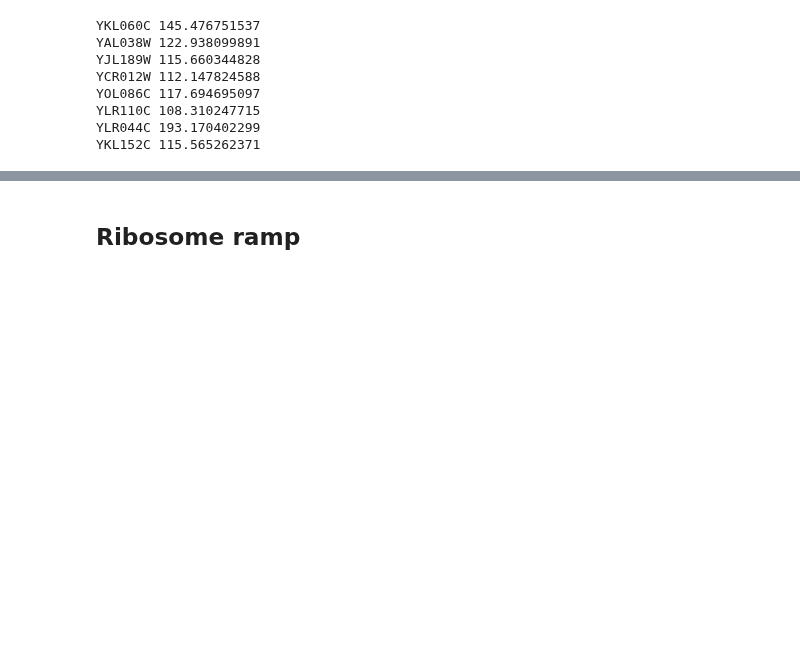
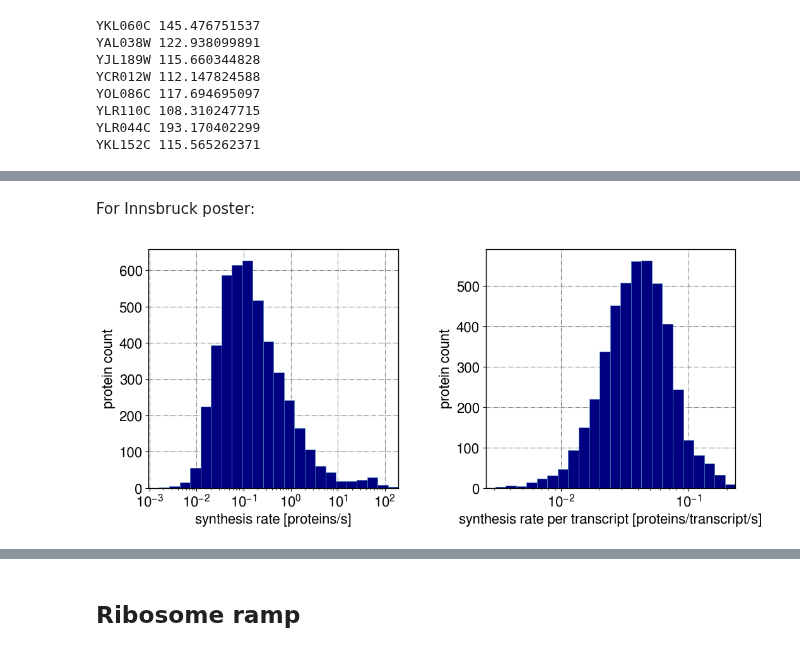
Before and after one commit to gittenberg/TRSL, a Jupyter notebook: workbooks/charts/TRSL_images_for_paper.ipynb, the cells around one changed output, grey strips where cells are left out. Saved outputs shown, nothing was run; the diff lists cells and outputs as text; code cells hidden in the pictures; blank space fills up the shorter version.

```diff
--- a/workbooks/charts/TRSL_images_for_paper.ipynb
+++ b/workbooks/charts/TRSL_images_for_paper.ipynb
@@ -86,3 +86,48 @@ plt.show()
+# %% [markdown]
+For Innsbruck poster:
+# %%
+plt.rcParams['figure.figsize'] = (12, 5)
+plt.rcParams['axes.edgecolor']='black'
+plt.rcParams['axes.labelcolor']='black'
+plt.rcParams['xtick.color']='black'
+plt.rcParams['ytick.color']='black'
+plt.rcParams['grid.linestyle']='-.'
+plt.rcParams['grid.color']='grey'
+#plt.rcParams['figure.facecolor'] = 'white'
+
+hfont = {'fontname':'FreeSans'}
+
+fig = plt.figure()
+fig.subplots_adjust(wspace=0.35)
+
+ax = fig.add_subplot(121, axisbg='white')
+n, bins, patches = ax.hist(prot_speeds.values(), bins = 10**np.linspace(np.log10(min(prot_speeds.values())+0.0001),
+                                                                        np.log10(max(prot_speeds.values())), 25),
+                           color='navy', edgecolor='steelblue')
+ax.set_xscale("log")
+ax.set_xlim([min(prot_speeds.values())+0.0001, max(prot_speeds.values())])
+ax.set_xlabel('synthesis rate [proteins/s]', fontsize=16, **hfont)
+ax.set_ylabel('protein count', fontsize=16, **hfont)
+plt.setp(ax.get_xticklabels(), fontsize=16, **hfont)
+plt.setp(ax.get_yticklabels(), fontsize=16, **hfont)
+#plt.text(0.0001, 666, "A", fontsize=16, weight="bold", **hfont)
+
+ax = fig.add_subplot(122, axisbg='white')
+n, bins, patches = ax.hist(prot_per_transcript_speeds.values(),
+                           bins = 10**np.linspace(np.log10(min(prot_per_transcript_speeds.values())+0.0001),
+                                                  np.log10(max(prot_per_transcript_speeds.values())), 32),
+                           color='navy', edgecolor='steelblue')
+ax.set_xscale("log")
+ax.set_xlim([min(prot_per_transcript_speeds.values())+0.002, max(prot_per_transcript_speeds.values())])
+ax.set_xlabel('synthesis rate per transcript [proteins/transcript/s]', fontsize=16, **hfont)
+ax.set_ylabel('protein count', fontsize=16, **hfont)
+plt.setp(ax.get_xticklabels(), fontsize=16, **hfont)
+plt.setp(ax.get_yticklabels(), fontsize=16, **hfont)
+#plt.text(0.0011, 595, "B", fontsize=16, weight="bold", **hfont)
+
+plt.savefig("protein_translation_speeds.png")
+# %% [output]
+[figure, added]
 # %%
 transcript_tic_toc = {transcript.index: transcript.tic_toc for transcript in results['transcriptome']}
 # %%
```
Also changed, not shown: parts of 6 cells of this notebook, 1 other file.
